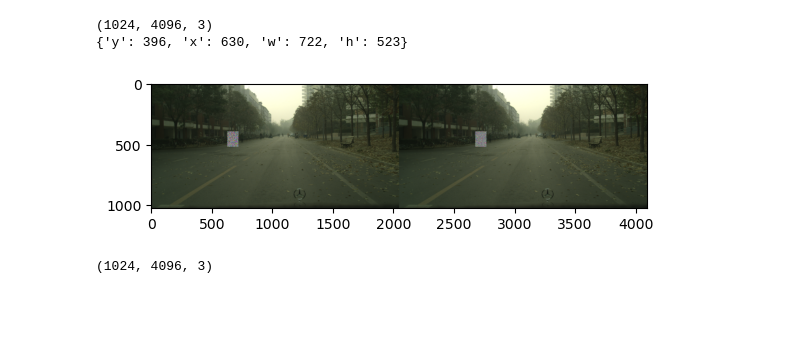
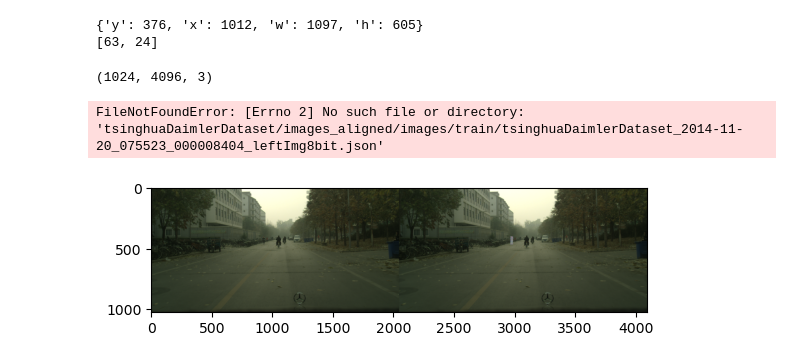
Before and after one commit to CamilleChallier/LSP5_compost, a Jupyter notebook: data_preprocessing/create_data.ipynb, the cells around one changed output. Saved outputs shown, nothing was run; the diff lists cells and outputs as text; code cells hidden in the pictures; blank space fills up the shorter version.

```diff
--- a/data_preprocessing/create_data.ipynb
+++ b/data_preprocessing/create_data.ipynb
@@ -30,0 +62,17 @@ create_bbox(path)
+# %%
+#select only cyclist large enought
+for _, _, fnames in sorted(os.walk(path + "/images_aligned_crop/images/test/")): #for each folder
+    for fname in fnames[0:1000]:
+
+        with open("tsinghuaDaimlerDataset/images_aligned_crop/bbox/test/"+ os.path.splitext(fname)[0] + ".json" ) as json_file:
+            bbox = json.load(json_file)
+        h = 512
+        w_total = 512*2
+        size_y = 1024
+        size_x = 1024 *2
+        size_bbox = [int(bbox["h"]*h/size_y)-int(bbox["y"]*h/size_y), int(bbox["w"]*w_total/size_x)-int(bbox["x"]*w_total/size_x)]
+
+        if size_bbox[0]<48 or size_bbox[1]<48 :
+            print(size_bbox)
+            os.remove("tsinghuaDaimlerDataset/images_aligned_crop/bbox/test/"+ os.path.splitext(fname)[0] + ".json")
+            os.remove(path + "/images_aligned_crop/images/test/"+ fname)
@@ -31,23 +97,37 @@ create_bbox(path)
+# %%
+with open("tsinghuaDaimlerDataset/images_aligned_crop/bbox/train/tsinghuaDaimlerDataset_2014-11-20_074640_000001490_leftImg8bit.json" ) as json_file:
+    bbox = json.load(json_file)
+    print(bbox)
+h = 286
+w_total = 286*2
+size_y = 1024
+size_x = 1024 *2
+size_bbox = [int(bbox["h"]*h/size_y)-int(bbox["y"]*h/size_y), int(bbox["w"]*w_total/size_x)-int(bbox["x"]*w_total/size_x)]
+print(size_bbox)
+# %% [output]
+{'y': 376, 'x': 1012, 'w': 1097, 'h': 605}
+[63, 24]
 # %%
-image = mpimg.imread("tsinghuaDaimlerDataset/images_aligned/images/train/tsinghuaDaimlerDataset_2014-11-20_074640_000000000_leftImg8bit.png")
+#add noise trials
+
+image = mpimg.imread("tsinghuaDaimlerDataset/images_aligned/images/train/tsinghuaDaimlerDataset_2014-11-20_075523_000008404_leftImg8bit.png")
 plt.imshow(image)
 print(image.shape)
 
-with open("tsinghuaDaimlerDataset/images_aligned/bbox/train/tsinghuaDaimlerDataset_2014-11-20_074640_000000000_leftImg8bit.json" ) as json_file:
+with open("tsinghuaDaimlerDataset/images_aligned/images/train/tsinghuaDaimlerDataset_2014-11-20_075523_000008404_leftImg8bit.json") as json_file:
     bbox = json.load(json_file)
 print(bbox)
 
 roi = image[bbox["y"]:bbox["h"], bbox["x"]:bbox["w"]]
 noise = np.random.randint(0, 2, roi.shape, dtype=np.uint8)
 image_noise = image
 image_noise[bbox["y"]:bbox["h"], bbox["x"]:bbox["w"]] = noise
 
 plt.imshow(image_noise)
 plt.show()
 
 print(image.shape)
 # %% [output]
 (1024, 4096, 3)
-{'y': 396, 'x': 630, 'w': 722, 'h': 523}
+FileNotFoundError: [Errno 2] No such file or directory: 'tsinghuaDaimlerDataset/images_aligned/images/train/tsinghuaDaimlerDataset_2014-11-20_075523_000008404_leftImg8bit.json'
-[figure, old version]
+[figure, new version]
-(1024, 4096, 3)
```
Also changed, not shown: parts of 10 cells of this notebook, 5 other files.
